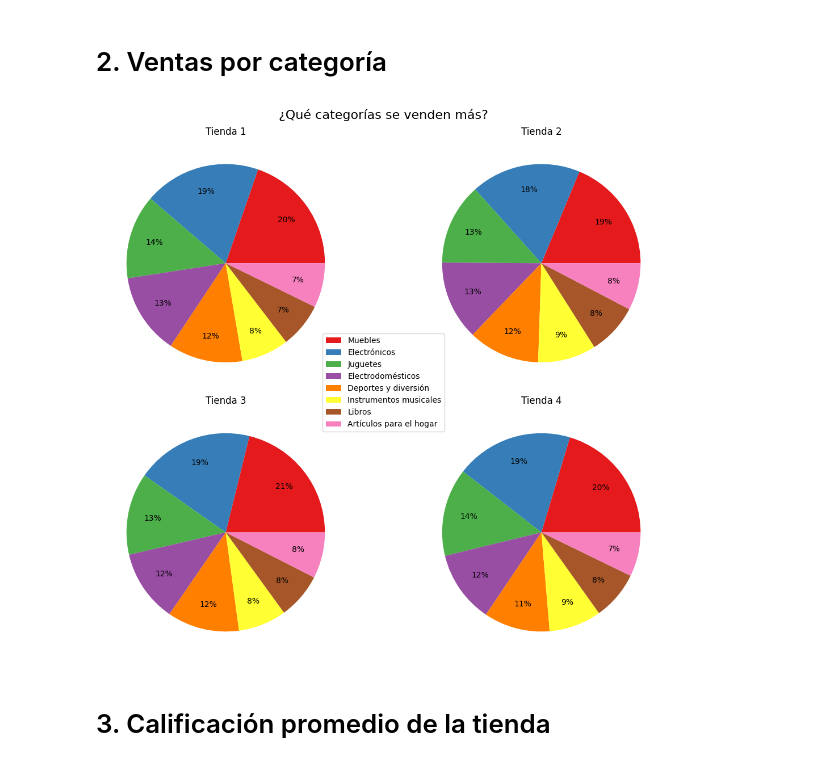
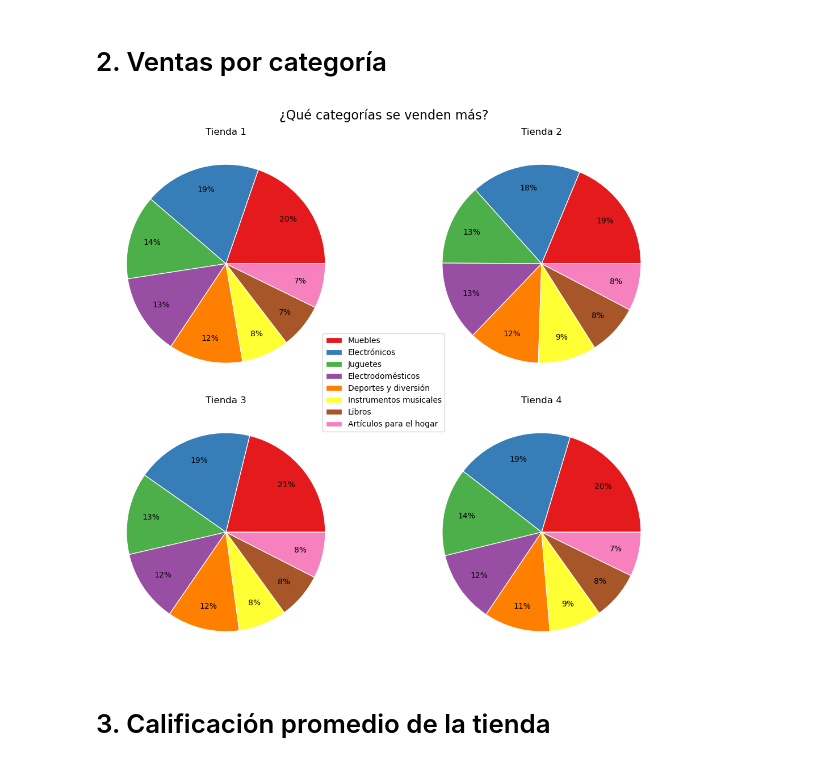
Before and after one commit to jefftorres/alura, a Jupyter notebook: challenge1-data-science-latam/AluraStoreLatam.ipynb, the cells around one changed output. Drawn from its saved outputs; the diff is of its cells as text; code cells hidden in the pictures.

```diff
--- a/challenge1-data-science-latam/AluraStoreLatam.ipynb
+++ b/challenge1-data-science-latam/AluraStoreLatam.ipynb
@@ -31,4 +32,7 @@ tienda.head()
 - **Coordenadas Geográficas**: Ubicación de las transacciones.
 # %%
 tiendas: tuple[pd.DataFrame, ...] = (tienda, tienda2, tienda3, tienda4)
-tiendas_s: tuple[str, ...] = tuple(f'Tienda {idx+1}' for idx in range(len(tiendas)))
+tiendas_nombres: tuple[str, ...] = tuple(f'Tienda {idx + 1}' for idx in range(len(tiendas)))
+
+print('Ventas registradas en cada tienda')
+print(*[(nom, df.shape[0]) for nom, df in zip(tiendas_nombres, tiendas)], sep='\n')
@@ -85,29 +100,32 @@ cat_tiendas: list[pd.Series] = list(map(ventas_cat, tiendas))
 # %%
 def graph2() -> None:
     fig, ax = plt.subplots(2, 2, figsize=(12, 10))
     plt.suptitle('¿Qué categorías se venden más?', fontsize=16)
 
     for idx in range(len(cat_tiendas)):
         i = 0 if idx < 2 else 1
         j = 0 if idx % 2 == 0 else 1
 
-        ax[i,j].set_title(tiendas_s[idx])
+        ax[i,j].set_title(tiendas_nombres[idx])
         ax[i,j].pie(
             cat_tiendas[idx].values,
             labels=None,
             colors=plt.get_cmap('Set1').colors,
-            autopct='%1.0f%%',
-            pctdistance=.75
+            autopct=lambda pct: str(int(round(pct, 0))) + '%',
+            pctdistance=.77,
+            wedgeprops=dict(edgecolor='w',
+                            linewidth=.9,
+                            antialiased=True),
         )
 
     fig.legend(cat_tiendas[0].index, loc='center')
     plt.tight_layout()
     plt.show()
 
 
 graph2()
 # %% [output]
-[figure, old version]
+[figure, new version]
 # %% [markdown]
 # 3. Calificación promedio de la tienda
 # %%
```
Also changed, not shown: parts of 11 cells of this notebook.
